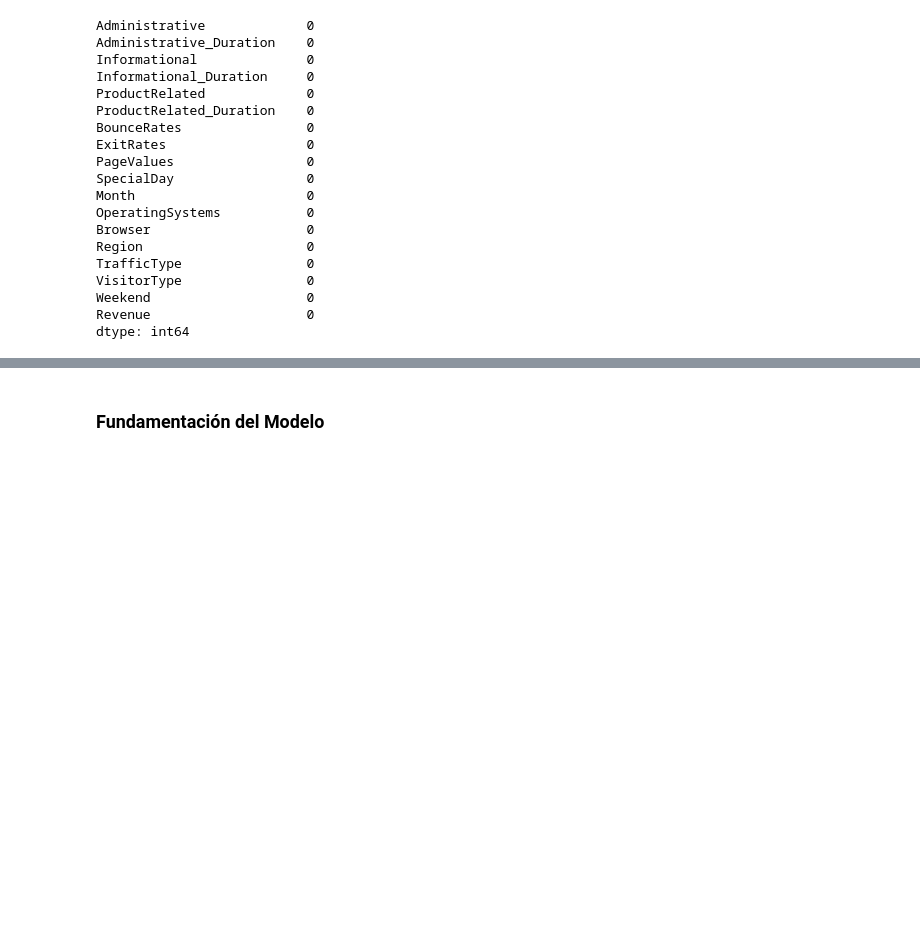
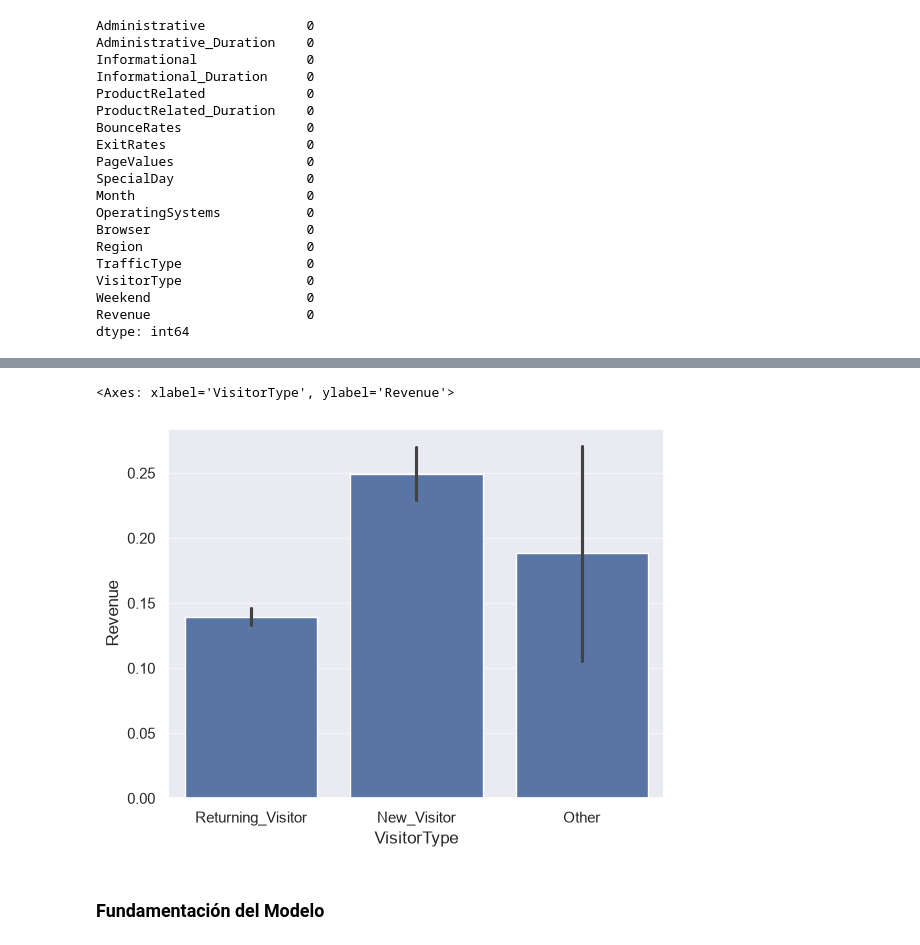
Before and after one commit to ByJuanRod/Actividad-Evaluativa, a Jupyter notebook: modelos_predictivos.ipynb, the cells around one changed output, grey strips where cells are left out. Cells and saved outputs as stored; diff of their text form; code cells hidden in the pictures; blank space fills up the shorter version.

```diff
--- a/modelos_predictivos.ipynb
+++ b/modelos_predictivos.ipynb
@@ -59,3 +103,8 @@ dtype: int64
+# %%
+sns.barplot(data=df_clasificacion, x="VisitorType", y="Revenue")
+# %% [output]
+<Axes: xlabel='VisitorType', ylabel='Revenue'>
+[figure, added]
 # %% [markdown]
 <h3>Fundamentación del Modelo</h3>
 # %%
```
Also changed, not shown: parts of 4 cells of this notebook.
